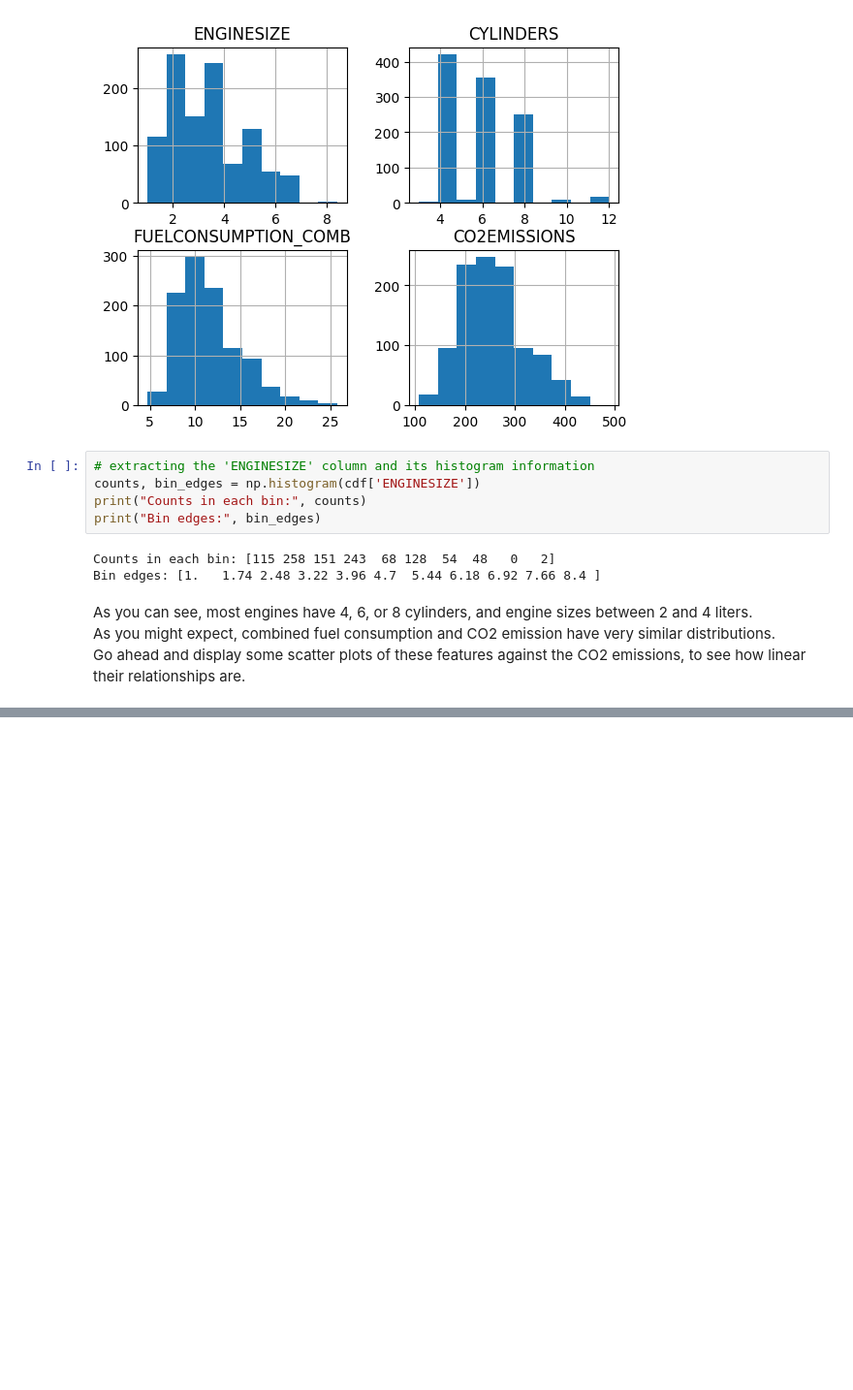
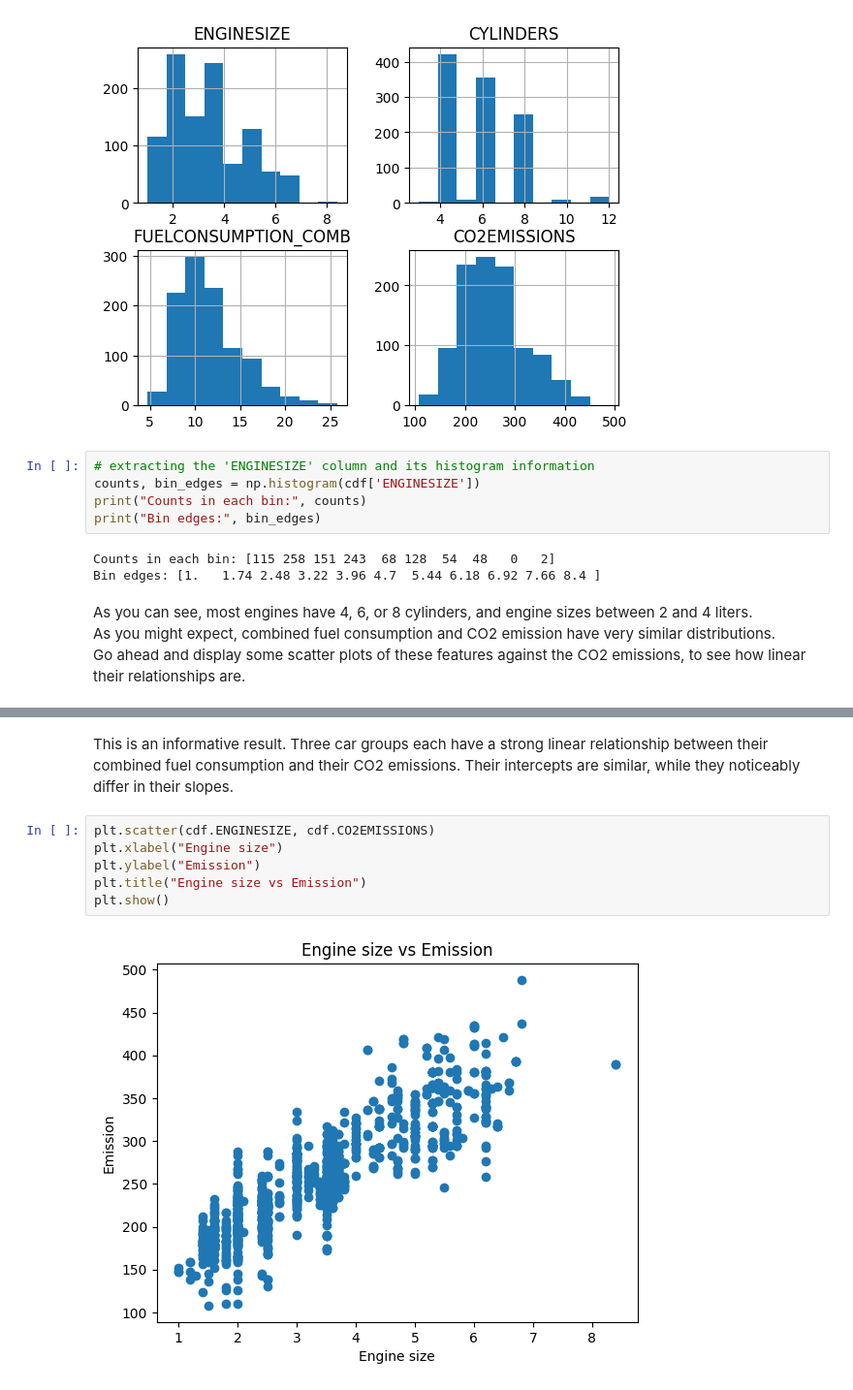
Before and after one commit to beshoyraafat20/machine_learning_using_python, a Jupyter notebook: Module_2/simple_linear_Regression.ipynb, the cells around one changed output, grey strips where cells are left out. Shown at 97% size. Drawn from its saved outputs; the diff is of its cells as text; blank space fills up the shorter version.

```diff
--- a/Module_2/simple_linear_Regression.ipynb
+++ b/Module_2/simple_linear_Regression.ipynb
@@ -92,0 +92,11 @@ Text(0.5, 1.0, 'Engine size vs Emission')
+# %% [markdown]
+This is an informative result. Three car groups each have a strong linear relationship between their combined fuel consumption and their CO2 emissions.
+Their intercepts are similar, while they noticeably differ in their slopes.
+# %%
+plt.scatter(cdf.ENGINESIZE, cdf.CO2EMISSIONS)
+plt.xlabel("Engine size")
+plt.ylabel("Emission")
+plt.title("Engine size vs Emission")
+plt.show()
+# %% [output]
+[figure, added]
```
Also changed, not shown: parts of 4 cells of this notebook.
